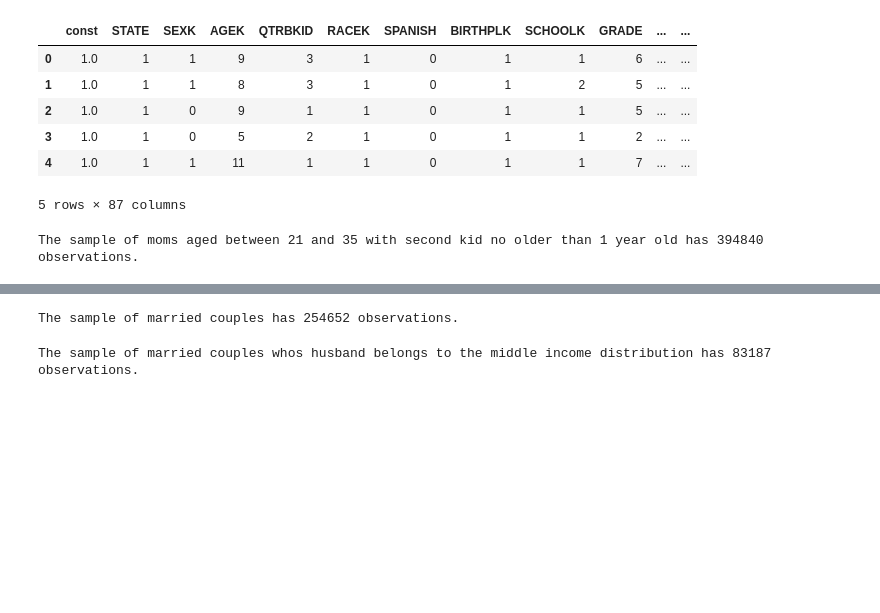
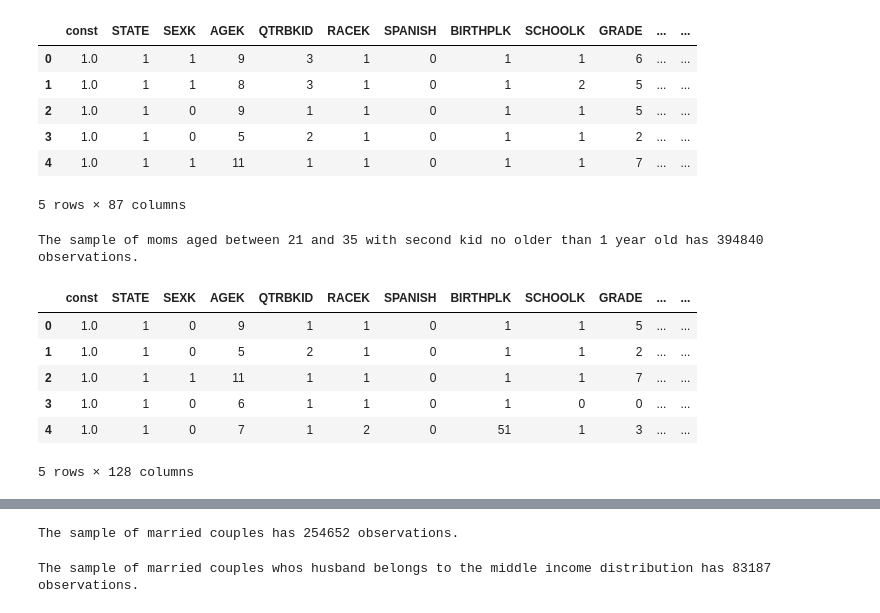
Before and after one commit to carolinalvarez/angrist-and-evans-1998-python, a Jupyter notebook: Angrist_and_Evans_1998.ipynb, the cells around one changed output, grey strips where cells are left out. Cells and saved outputs as stored; diff of their text form; code cells hidden in the pictures; blank space fills up the shorter version.

```diff
--- a/Angrist_and_Evans_1998.ipynb
+++ b/Angrist_and_Evans_1998.ipynb
@@ -334,7 +334,15 @@ print("The sample of moms aged between 21 and 35 with second kid no older than 1
 # %% [output]
 The sample of moms aged between 21 and 35 with second kid no older than 1 year old has 394840 observations.
 # %%
-data_2.describe()
+data_2.head()
+# %% [output]
+|  | const | STATE | SEXK | AGEK | QTRBKID | RACEK | SPANISH | BIRTHPLK | SCHOOLK | GRADE | ... | ... |
+| 0 | 1.0 | 1 | 0 | 9 | 1 | 1 | 0 | 1 | 1 | 5 | ... | ... |
+| 1 | 1.0 | 1 | 0 | 5 | 2 | 1 | 0 | 1 | 1 | 2 | ... | ... |
+| 2 | 1.0 | 1 | 1 | 11 | 1 | 1 | 0 | 1 | 1 | 7 | ... | ... |
+| 3 | 1.0 | 1 | 0 | 6 | 1 | 1 | 0 | 1 | 0 | 0 | ... | ... |
+| 4 | 1.0 | 1 | 0 | 7 | 1 | 2 | 0 | 51 | 1 | 3 | ... | ... |
+5 rows × 128 columns
 # %%
 def table_sum_stats(data):
     """
```
Also changed, not shown: parts of 24 cells of this notebook.
